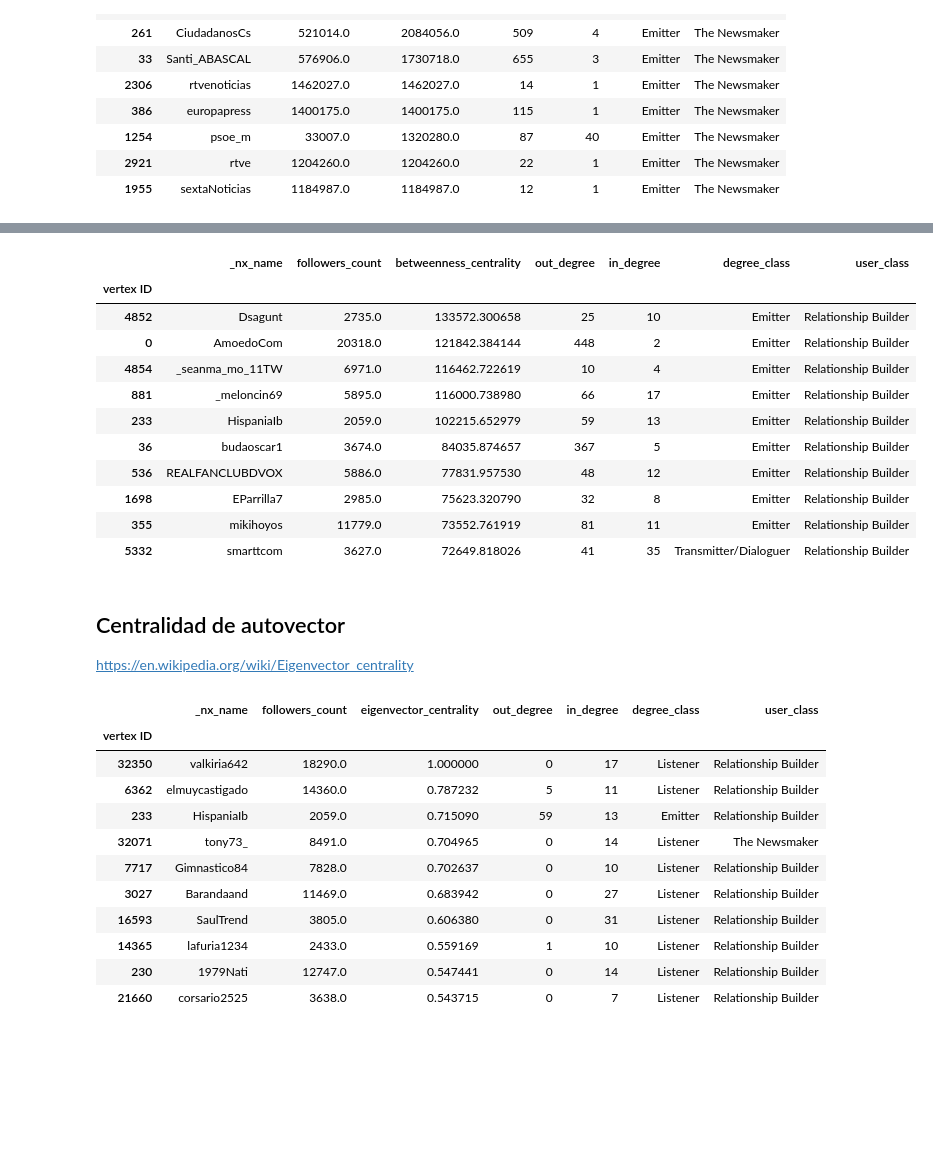
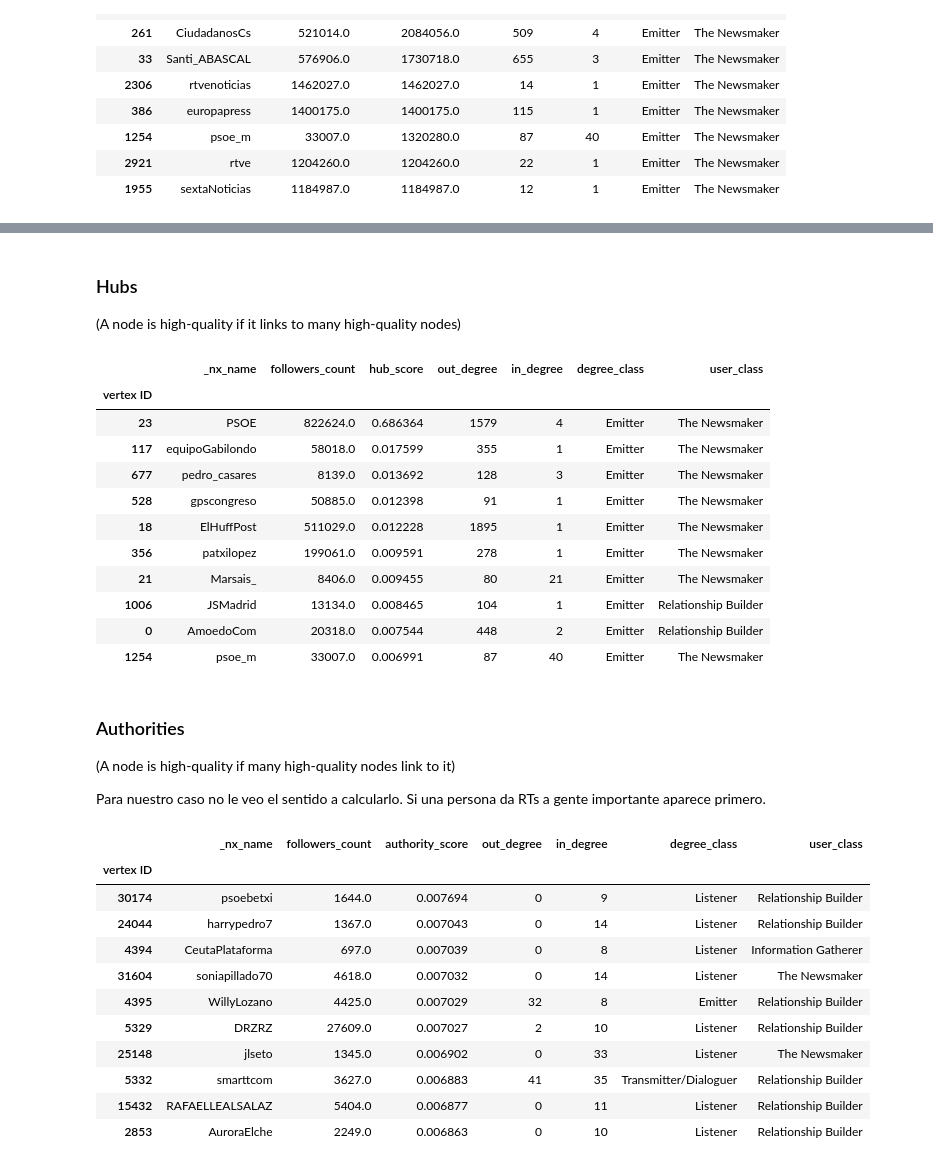
Before and after one commit to Jaimemorillo/electoral-prediction-madrid, a Jupyter notebook: read_tweets.ipynb, the cells around one changed output, grey strips where cells are left out. Cells and saved outputs as stored; diff of their text form; code cells hidden in the pictures; blank space fills up the shorter version.

```diff
--- a/read_tweets.ipynb
+++ b/read_tweets.ipynb
@@ -719,2 +718,0 @@ vertex_df.sort_values(by='diffusion_capacity',ascending=False)[['_nx_name','foll
-# %%
-vertex_df['closeness_centrality'] = g.closeness()
@@ -721 +722,3 @@ vertex_df['closeness_centrality'] = g.closeness()
+# %%
+vertex_df['flow_betweenness'] = g.betweenness(directed=True)
 # %%
@@ -740,2 +740,0 @@ vertex_df.sort_values(by='closeness_centrality',ascending=False)[['_nx_name','fo
-# %%
-vertex_df['betweenness_centrality'] = g.betweenness(directed=True)
@@ -742,21 +747,24 @@ vertex_df['betweenness_centrality'] = g.betweenness(directed=True)
+# %%
+h,a = nx.hits(G)
+vertex_df['hub_score'] = h.values()
+vertex_df['authority_score'] = a.values()
+# %% [markdown]
+### Hubs
+(A node is high-quality if it links to many high-quality nodes)
 # %%
-vertex_df.sort_values(by='betweenness_centrality',ascending=False)[['_nx_name','followers_count','betweenness_centrality',
-                                                                    'out_degree','in_degree','degree_class',
-                                                                    'user_class']].head(10)
+vertex_df.sort_values(by='hub_score',ascending=False)[['_nx_name','followers_count','hub_score',
+                                                       'out_degree','in_degree','degree_class',
+                                                       'user_class']].head(10)
 # %% [output]
-|  | _nx_name | followers_count | betweenness_centrality | out_degree | in_degree | degree_class | user_class |
+|  | _nx_name | followers_count | hub_score | out_degree | in_degree | degree_class | user_class |
 | vertex ID |  |  |  |  |  |  |  |
-| 4852 | Dsagunt | 2735.0 | 133572.300658 | 25 | 10 | Emitter | Relationship Builder |
-| 0 | AmoedoCom | 20318.0 | 121842.384144 | 448 | 2 | Emitter | Relationship Builder |
-| 4854 | _seanma_mo_11TW | 6971.0 | 116462.722619 | 10 | 4 | Emitter | Relationship Builder |
-| 881 | _meloncin69 | 5895.0 | 116000.738980 | 66 | 17 | Emitter | Relationship Builder |
-| 233 | HispaniaIb | 2059.0 | 102215.652979 | 59 | 13 | Emitter | Relationship Builder |
-| 36 | budaoscar1 | 3674.0 | 84035.874657 | 367 | 5 | Emitter | Relationship Builder |
-| 536 | REALFANCLUBDVOX | 5886.0 | 77831.957530 | 48 | 12 | Emitter | Relationship Builder |
-| 1698 | EParrilla7 | 2985.0 | 75623.320790 | 32 | 8 | Emitter | Relationship Builder |
-| 355 | mikihoyos | 11779.0 | 73552.761919 | 81 | 11 | Emitter | Relationship Builder |
-| 5332 | smarttcom | 3627.0 | 72649.818026 | 41 | 35 | Transmitter/Dialoguer | Relationship Builder |
+| 23 | PSOE | 822624.0 | 0.686364 | 1579 | 4 | Emitter | The Newsmaker |
+| 117 | equipoGabilondo | 58018.0 | 0.017599 | 355 | 1 | Emitter | The Newsmaker |
+| 677 | pedro_casares | 8139.0 | 0.013692 | 128 | 3 | Emitter | The Newsmaker |
+| 528 | gpscongreso | 50885.0 | 0.012398 | 91 | 1 | Emitter | The Newsmaker |
+| 18 | ElHuffPost | 511029.0 | 0.012228 | 1895 | 1 | Emitter | The Newsmaker |
+| 356 | patxilopez | 199061.0 | 0.009591 | 278 | 1 | Emitter | The Newsmaker |
+| 21 | Marsais_ | 8406.0 | 0.009455 | 80 | 21 | Emitter | The Newsmaker |
+| 1006 | JSMadrid | 13134.0 | 0.008465 | 104 | 1 | Emitter | Relationship Builder |
+| 0 | AmoedoCom | 20318.0 | 0.007544 | 448 | 2 | Emitter | Relationship Builder |
+| 1254 | psoe_m | 33007.0 | 0.006991 | 87 | 40 | Emitter | The Newsmaker |
-# %% [markdown]
-## Centralidad de autovector
-
-https://en.wikipedia.org/wiki/Eigenvector_centrality
@@ -765,17 +771,23 @@ vertex_df['eigenvector_centrality'] = g.eigenvector_centrality(directed=True)
+# %% [markdown]
+### Authorities
+
+(A node is high-quality if many high-quality nodes link to it)
+
+Para nuestro caso no le veo el sentido a calcularlo. Si una persona da RTs a gente importante aparece primero.
 # %%
-vertex_df.sort_values(by='eigenvector_centrality',ascending=False)[['_nx_name','followers_count','eigenvector_centrality',
-                                                                    'out_degree','in_degree','degree_class',
-                                                                    'user_class']].head(10)
+vertex_df.sort_values(by='authority_score',ascending=False)[['_nx_name','followers_count','authority_score',
+                                                             'out_degree','in_degree','degree_class',
+                                                             'user_class']].head(10)
 # %% [output]
-|  | _nx_name | followers_count | eigenvector_centrality | out_degree | in_degree | degree_class | user_class |
+|  | _nx_name | followers_count | authority_score | out_degree | in_degree | degree_class | user_class |
 | vertex ID |  |  |  |  |  |  |  |
-| 32350 | valkiria642 | 18290.0 | 1.000000 | 0 | 17 | Listener | Relationship Builder |
-| 6362 | elmuycastigado | 14360.0 | 0.787232 | 5 | 11 | Listener | Relationship Builder |
-| 233 | HispaniaIb | 2059.0 | 0.715090 | 59 | 13 | Emitter | Relationship Builder |
-| 32071 | tony73_ | 8491.0 | 0.704965 | 0 | 14 | Listener | The Newsmaker |
-| 7717 | Gimnastico84 | 7828.0 | 0.702637 | 0 | 10 | Listener | Relationship Builder |
-| 3027 | Barandaand | 11469.0 | 0.683942 | 0 | 27 | Listener | Relationship Builder |
-| 16593 | SaulTrend | 3805.0 | 0.606380 | 0 | 31 | Listener | Relationship Builder |
-| 14365 | lafuria1234 | 2433.0 | 0.559169 | 1 | 10 | Listener | Relationship Builder |
-| 230 | 1979Nati | 12747.0 | 0.547441 | 0 | 14 | Listener | Relationship Builder |
-| 21660 | corsario2525 | 3638.0 | 0.543715 | 0 | 7 | Listener | Relationship Builder |
+| 30174 | psoebetxi | 1644.0 | 0.007694 | 0 | 9 | Listener | Relationship Builder |
+| 24044 | harrypedro7 | 1367.0 | 0.007043 | 0 | 14 | Listener | Relationship Builder |
+| 4394 | CeutaPlataforma | 697.0 | 0.007039 | 0 | 8 | Listener | Information Gatherer |
+| 31604 | soniapillado70 | 4618.0 | 0.007032 | 0 | 14 | Listener | The Newsmaker |
+| 4395 | WillyLozano | 4425.0 | 0.007029 | 32 | 8 | Emitter | Relationship Builder |
+| 5329 | DRZRZ | 27609.0 | 0.007027 | 2 | 10 | Listener | Relationship Builder |
+| 25148 | jlseto | 1345.0 | 0.006902 | 0 | 33 | Listener | The Newsmaker |
+| 5332 | smarttcom | 3627.0 | 0.006883 | 41 | 35 | Transmitter/Dialoguer | Relationship Builder |
+| 15432 | RAFAELLEALSALAZ | 5404.0 | 0.006877 | 0 | 11 | Listener | Relationship Builder |
+| 2853 | AuroraElche | 2249.0 | 0.006863 | 0 | 10 | Listener | Relationship Builder |
```
Also changed, not shown: parts of 7 cells of this notebook.
